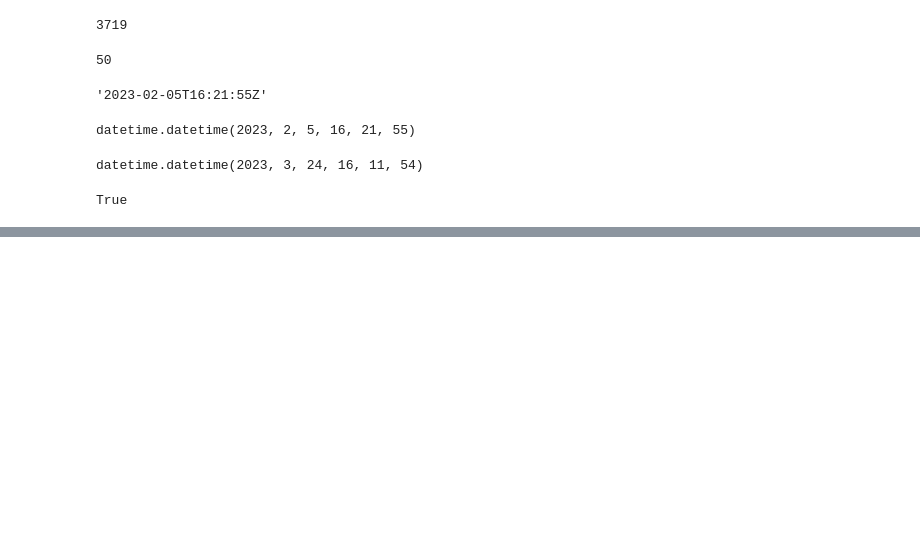
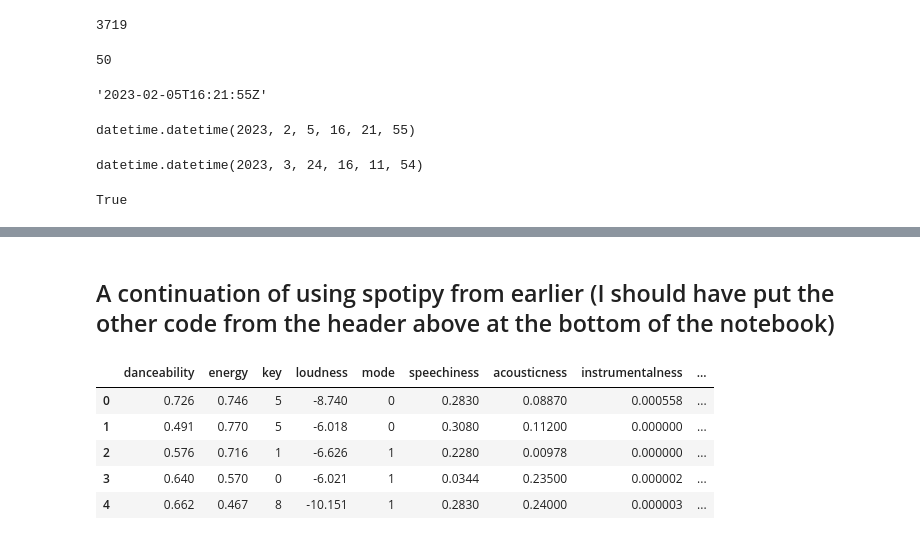
Before and after one commit to Temper-Tunes-Senior-Design-Project/song-classification, a Jupyter notebook: Research and Development/Retrieving Data/Spotipy/getUserLikedSongsAndInfo.ipynb, the cells around one changed output, grey strips where cells are left out. Cells and saved outputs as stored; diff of their text form; code cells hidden in the pictures; blank space fills up the shorter version.

```diff
--- a/Research and Development/Retrieving Data/Spotipy/getUserLikedSongsAndInfo.ipynb
+++ b/Research and Development/Retrieving Data/Spotipy/getUserLikedSongsAndInfo.ipynb
@@ -207,0 +467,2 @@ True
+# %% [markdown]
+## A continuation of using spotipy from earlier (I should have put the other code from the header above at the bottom of the notebook)
@@ -207,0 +471,9 @@ True
+# %%
+features.head()
+# %% [output]
+|  | danceability | energy | key | loudness | mode | speechiness | acousticness | instrumentalness | ... |
+| 0 | 0.726 | 0.746 | 5 | -8.740 | 0 | 0.2830 | 0.08870 | 0.000558 | ... |
+| 1 | 0.491 | 0.770 | 5 | -6.018 | 0 | 0.3080 | 0.11200 | 0.000000 | ... |
+| 2 | 0.576 | 0.716 | 1 | -6.626 | 1 | 0.2280 | 0.00978 | 0.000000 | ... |
+| 3 | 0.640 | 0.570 | 0 | -6.021 | 1 | 0.0344 | 0.23500 | 0.000002 | ... |
+| 4 | 0.662 | 0.467 | 8 | -10.151 | 1 | 0.2830 | 0.24000 | 0.000003 | ... |
```
Also changed, not shown: parts of 28 cells of this notebook.
